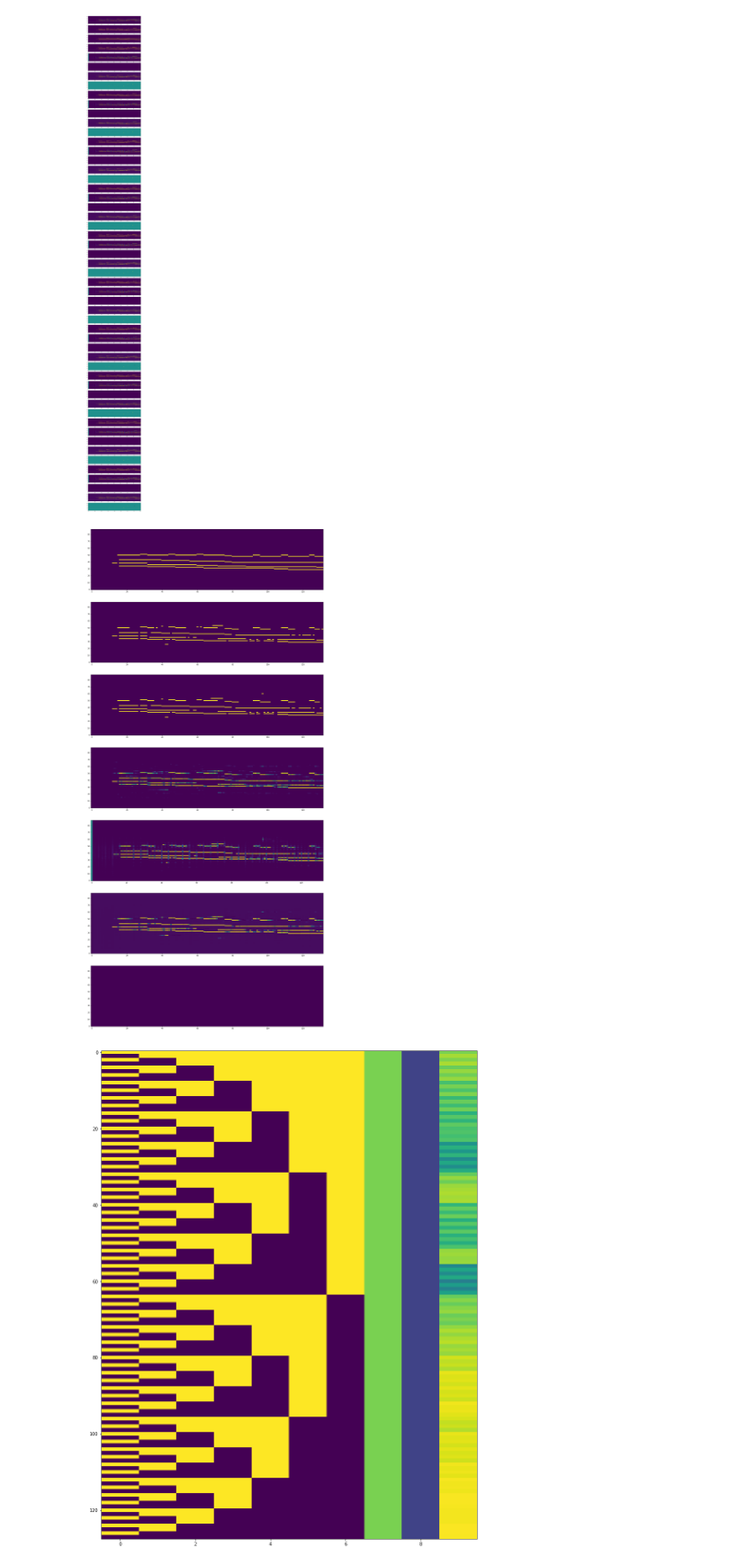
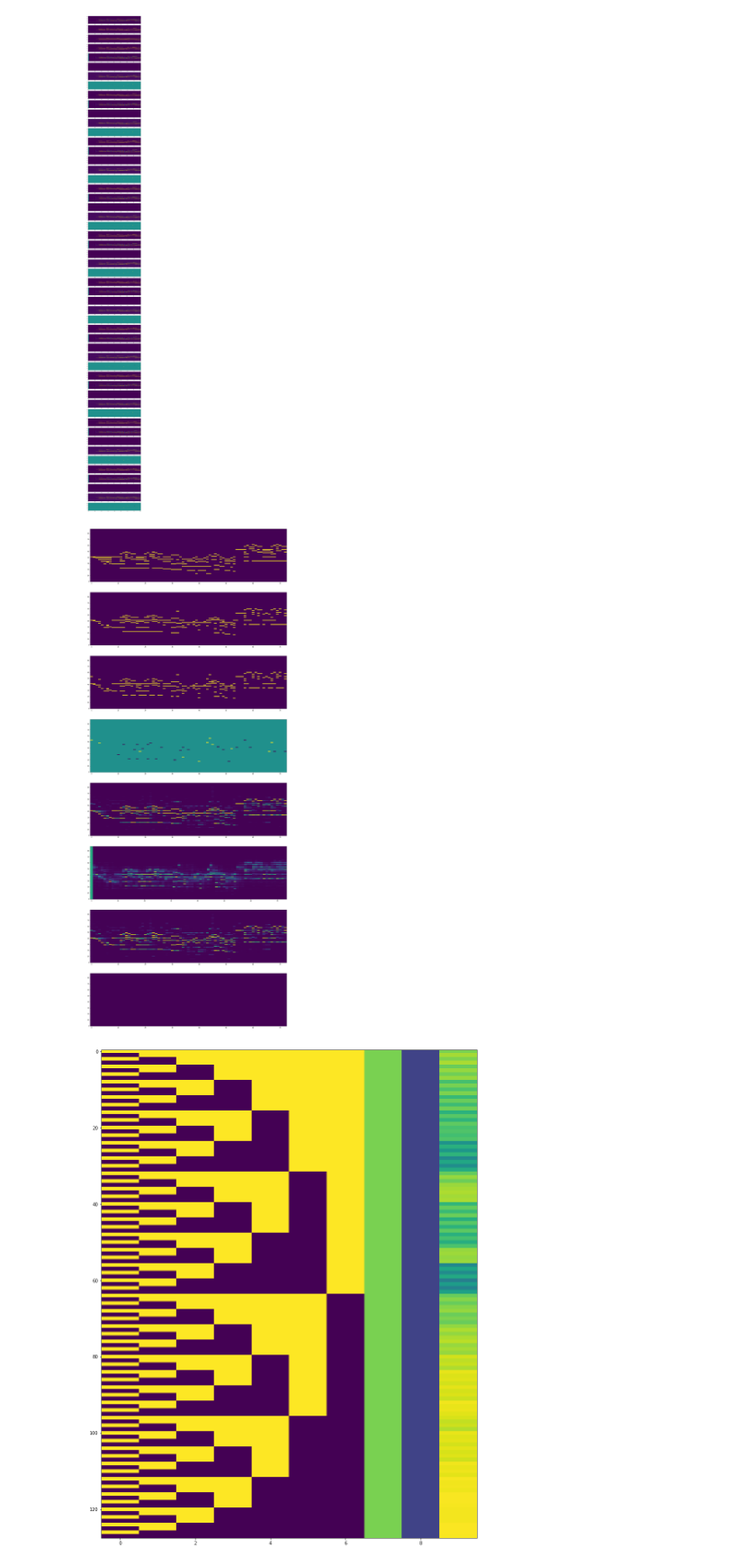
Before and after one commit to adrienycart/MLM_decoding, a Jupyter notebook: Scratch.ipynb, the cells around one changed output. Shown at 90% size. Drawn from its saved outputs; the diff is of its cells as text; code cells hidden in the pictures.

```diff
--- a/Scratch.ipynb
+++ b/Scratch.ipynb
@@ -49,34 +49,39 @@ plt.show()
 # %%
 # For viewing results of final output
 
 import dataMaps
 import pickle
+import os
 import numpy as np
 import matplotlib.pyplot as plt
 
-folder = "results/tmp"
-pr = np.load(folder + "/pr.npy")
-priors = np.load(folder + "/priors.npy")
-weights = np.load(folder + "/weights.npy")
-combined_priors = np.load(folder + "/combined_priors.npy")
+step = "event"
+folder = "results/save/save-" + step + "-wm"
+basename = "MAPS_MUS-alb_se2_ENSTDkCl"
+
+pr = np.load(os.path.join(folder, basename + "_pr.npy"))
+priors = np.load(os.path.join(folder, basename + "_priors.npy"))
+weights = np.load(os.path.join(folder, basename + "_weights.npy"))
+combined_priors = np.load(os.path.join(folder, basename + "_combined_priors.npy"))
 
 data = dataMaps.DataMaps()
-data.make_from_file("data/outputs/test/MAPS_MUS-chpn-p4_ENSTDkAm.mid", "quant", section=[0, 30])
+data.make_from_file("data/outputs/test/" + basename + ".mid", step, section=[0, 30])
 
 acoustic = data.input
 midi = data.target
 
-fig, ax = plt.subplots(7, 1, figsize=(25,55))
+fig, ax = plt.subplots(8, 1, figsize=(25,65))
 ax[0].imshow(midi, aspect='auto', origin='lower')
 ax[1].imshow((acoustic>0.5).astype(int), aspect='auto', origin='lower')
 ax[2].imshow(pr, aspect='auto', origin='lower')
-ax[3].imshow(acoustic, aspect='auto', origin='lower')
-ax[4].imshow(priors, aspect='auto', origin='lower')
-ax[5].imshow(combined_priors, aspect='auto', origin='lower')
-ax[6].imshow(weights, aspect='auto', origin='lower')
+ax[3].imshow(pr - (acoustic>0.5).astype(int), aspect='auto', origin='lower')
+ax[4].imshow(acoustic, aspect='auto', origin='lower')
+ax[5].imshow(priors, aspect='auto', origin='lower')
+ax[6].imshow(combined_priors, aspect='auto', origin='lower')
+ax[7].imshow(weights, aspect='auto', origin='lower')
 plt.show()
 # %% [output]
-[figure, old version]
+[figure, new version]
 # %%
 # For investigating weight model
 
```
Also changed, not shown: 1 other file.
